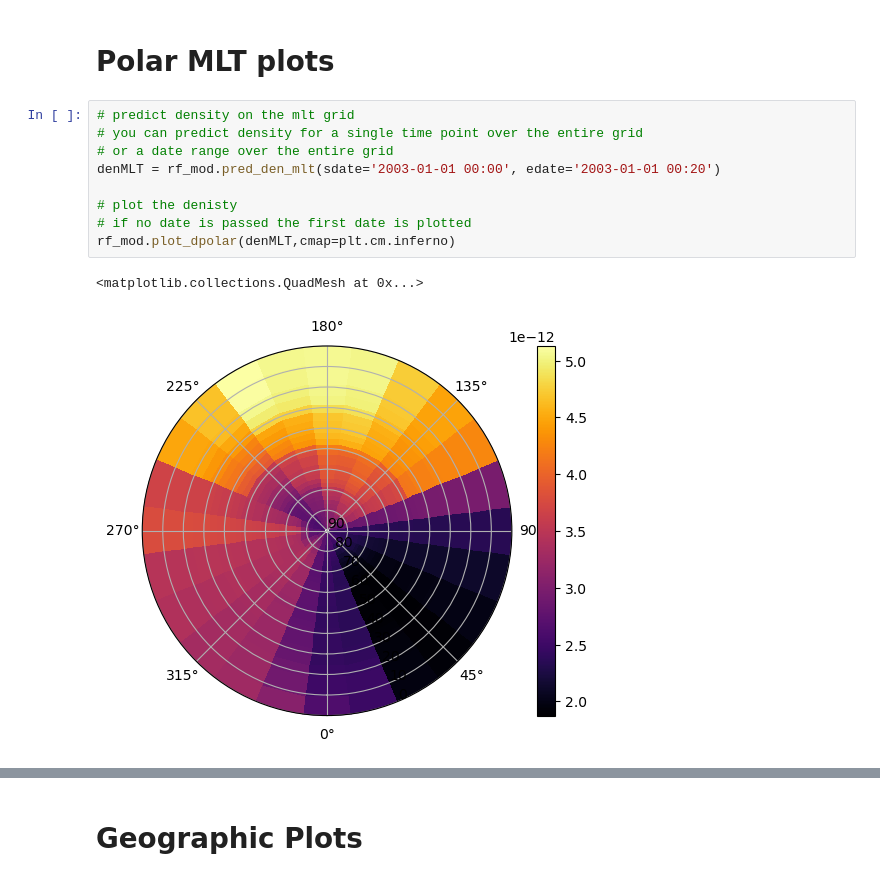
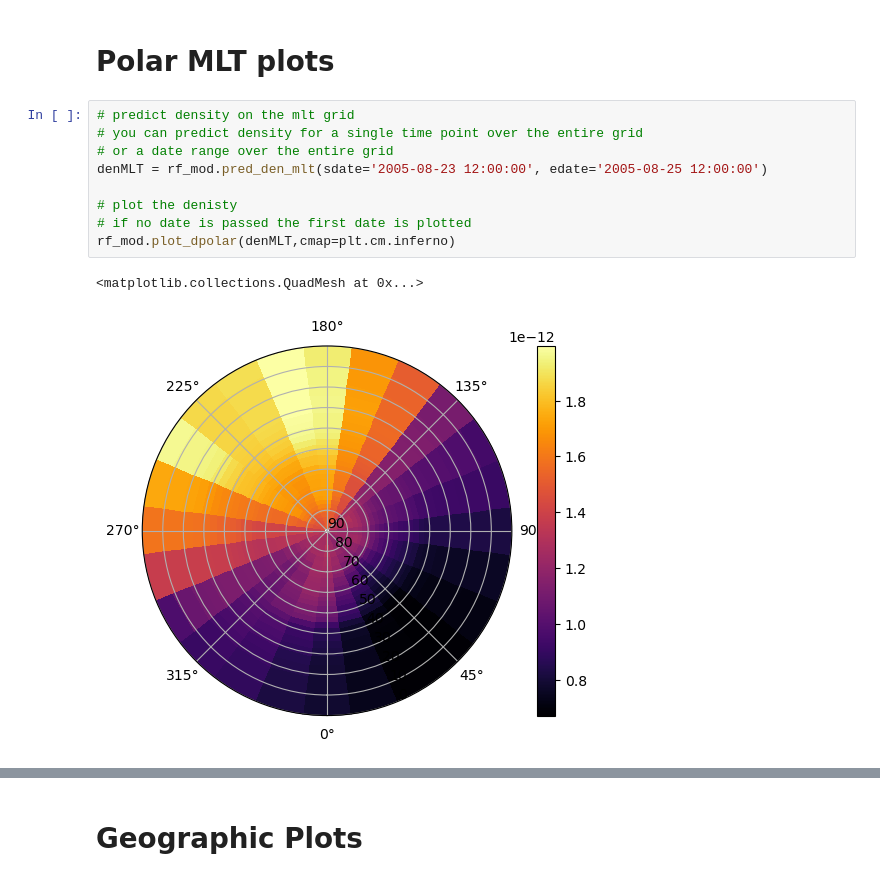
Before and after one commit to kylermurphy/mltdm, a Jupyter notebook: Notebooks/RF_predict.ipynb, the cells around one changed output, grey strips where cells are left out. Drawn from its saved outputs; the diff is of its cells as text.

```diff
--- a/Notebooks/RF_predict.ipynb
+++ b/Notebooks/RF_predict.ipynb
@@ -58,15 +60,15 @@ print(rf_mod.feat_cols)
 # %%
 # predict density on the mlt grid
 # you can predict density for a single time point over the entire grid
 # or a date range over the entire grid
-denMLT = rf_mod.pred_den_mlt(sdate='2003-01-01 00:00', edate='2003-01-01 00:20')
+denMLT = rf_mod.pred_den_mlt(sdate='2005-08-23 12:00:00', edate='2005-08-25 12:00:00')
 
 # plot the denisty
 # if no date is passed the first date is plotted
 rf_mod.plot_dpolar(denMLT,cmap=plt.cm.inferno)
 # %% [output]
 <matplotlib.collections.QuadMesh at 0x...>
-[figure, old version]
+[figure, new version]
 # %%
 # plot the density for a specifc time from the previously prediction call
 # use vmin and vmax to set the color scale range
```
Also changed, not shown: parts of 6 cells of this notebook, 3 other files.
